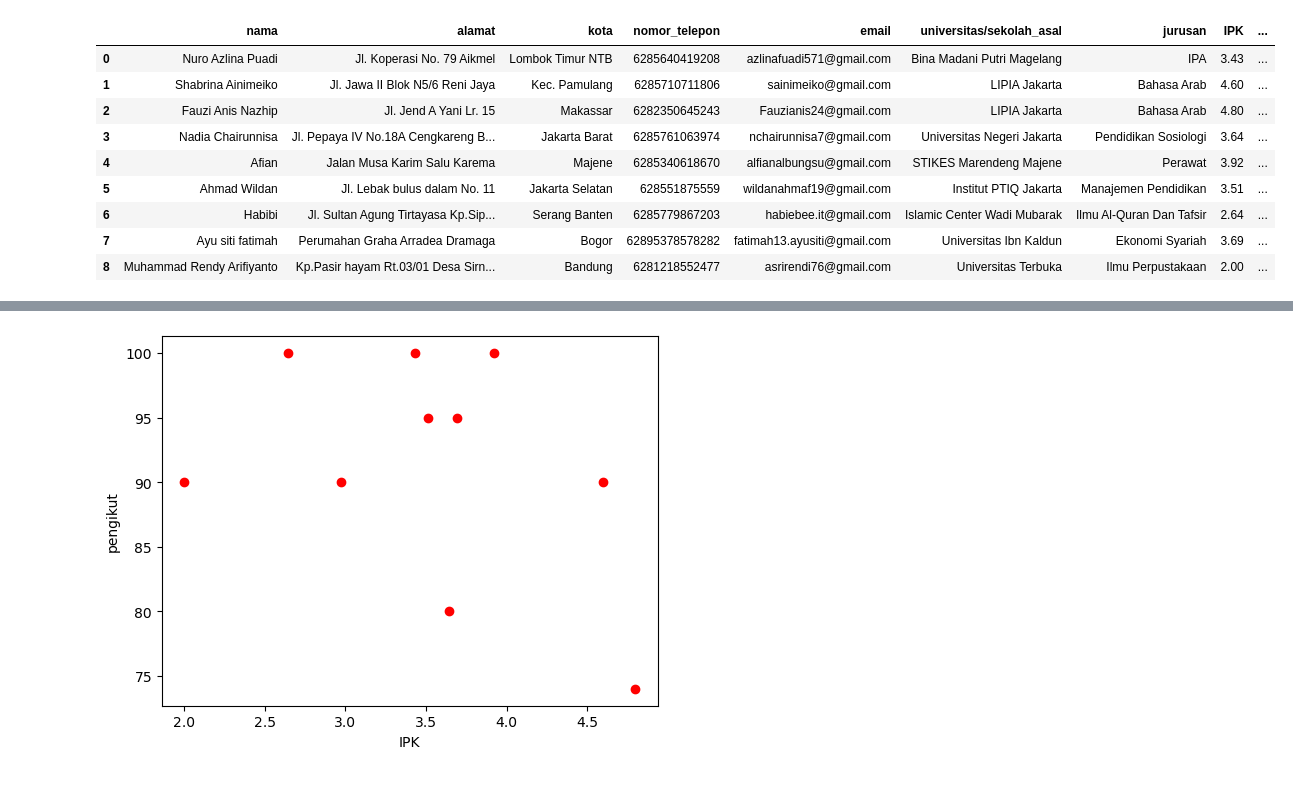
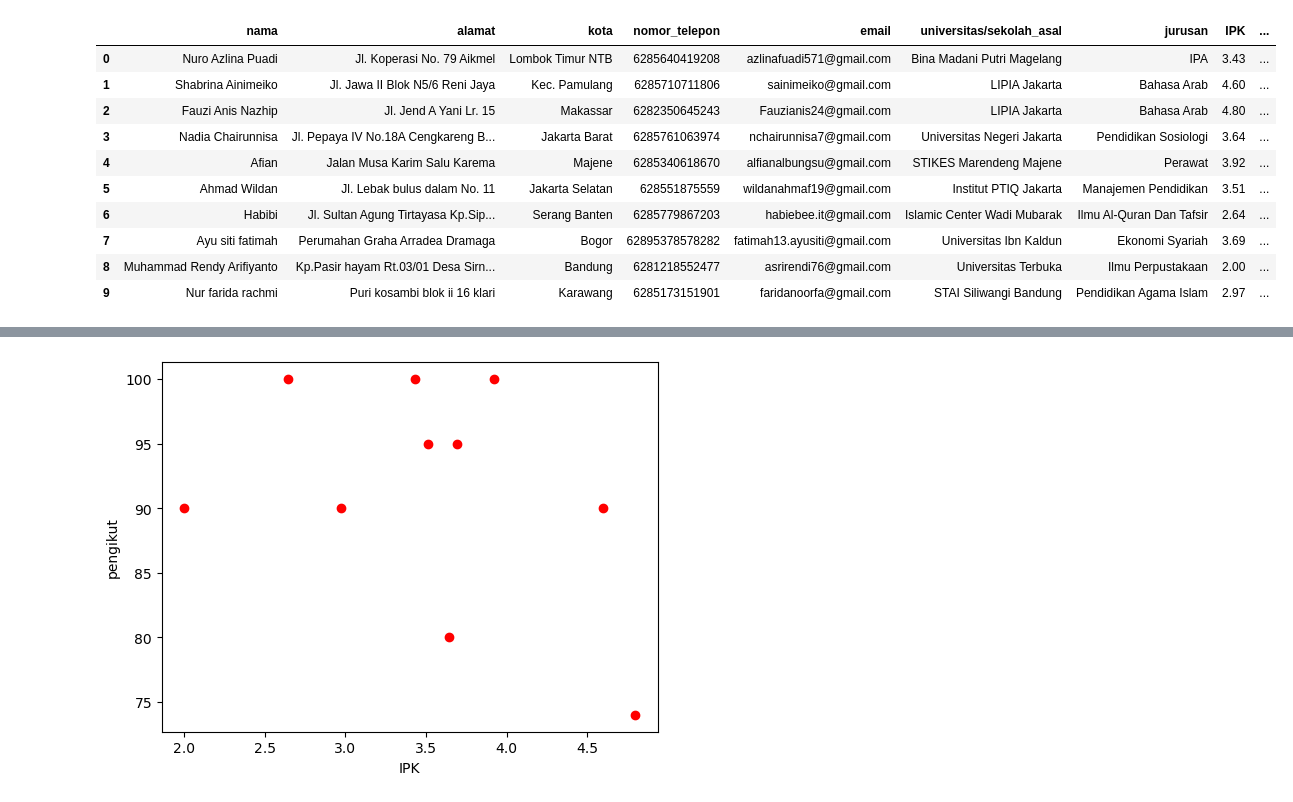
Before and after one commit to robbytrujillo/linReg, a Jupyter notebook: tesisLinreg.ipynb, the cells around one changed output, grey strips where cells are left out. Saved outputs shown, nothing was run; the diff lists cells and outputs as text; code cells hidden in the pictures.

```diff
--- a/tesisLinreg.ipynb
+++ b/tesisLinreg.ipynb
@@ -11,16 +11,17 @@ from sklearn.linear_model import LinearRegression
 # %%
 # load data
 data = pd.read_csv('data/cakar-ihbs.csv')
-data.head(9)
+data.head(10)
 # %% [output]
 |  | nama | alamat | kota | nomor_telepon | email | universitas/sekolah_asal | jurusan | IPK | ... |
 | 0 | Nuro Azlina Puadi | Jl. Koperasi No. 79 Aikmel | Lombok Timur NTB | 6285640419208 | azlinafuadi571@gmail.com | Bina Madani Putri Magelang | IPA | 3.43 | ... |
 | 1 | Shabrina Ainimeiko | Jl. Jawa II Blok N5/6 Reni Jaya | Kec. Pamulang | 6285710711806 | sainimeiko@gmail.com | LIPIA Jakarta | Bahasa Arab | 4.60 | ... |
 | 2 | Fauzi Anis Nazhip | Jl. Jend A Yani Lr. 15 | Makassar | 6282350645243 | Fauzianis24@gmail.com | LIPIA Jakarta | Bahasa Arab | 4.80 | ... |
 | 3 | Nadia Chairunnisa | Jl. Pepaya IV No.18A Cengkareng B... | Jakarta Barat | 6285761063974 | nchairunnisa7@gmail.com | Universitas Negeri Jakarta | Pendidikan Sosiologi | 3.64 | ... |
 | 4 | Afian | Jalan Musa Karim Salu Karema | Majene | 6285340618670 | alfianalbungsu@gmail.com | STIKES Marendeng Majene | Perawat | 3.92 | ... |
 | 5 | Ahmad Wildan | Jl. Lebak bulus dalam No. 11 | Jakarta Selatan | 628551875559 | wildanahmaf19@gmail.com | Institut PTIQ Jakarta | Manajemen Pendidikan | 3.51 | ... |
 | 6 | Habibi | Jl. Sultan Agung Tirtayasa Kp.Sip... | Serang Banten | 6285779867203 | habiebee.it@gmail.com | Islamic Center Wadi Mubarak | Ilmu Al-Quran Dan Tafsir | 2.64 | ... |
 | 7 | Ayu siti fatimah | Perumahan Graha Arradea Dramaga | Bogor | 62895378578282 | fatimah13.ayusiti@gmail.com | Universitas Ibn Kaldun | Ekonomi Syariah | 3.69 | ... |
 | 8 | Muhammad Rendy Arifiyanto | Kp.Pasir hayam Rt.03/01 Desa Sirn... | Bandung | 6281218552477 | asrirendi76@gmail.com | Universitas Terbuka | Ilmu Perpustakaan | 2.00 | ... |
+| 9 | Nur farida rachmi | Puri kosambi blok ii 16 klari | Karawang | 6285173151901 | faridanoorfa@gmail.com | STAI Siliwangi Bandung | Pendidikan Agama Islam | 2.97 | ... |
 # %%
```
Also changed, not shown: parts of 6 cells of this notebook, 1 other file.
